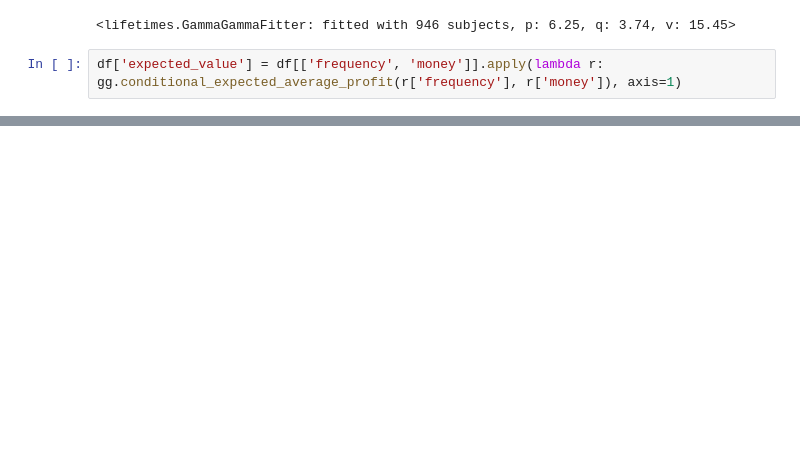
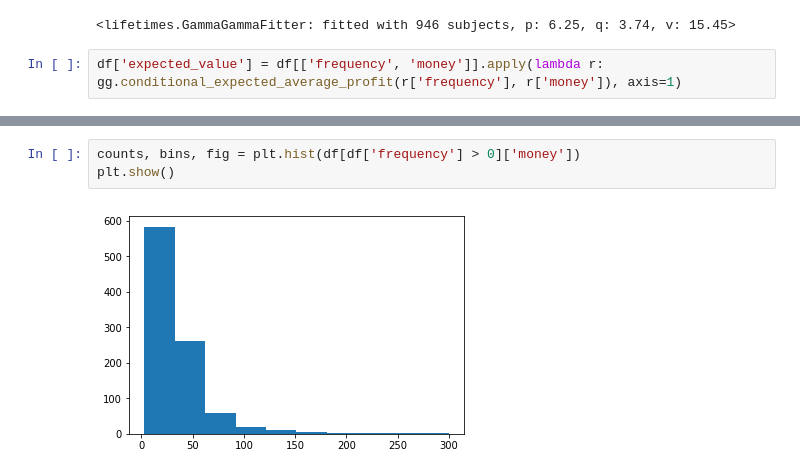
Before and after one commit to JustinNew/archive, a Jupyter notebook: projects/CLV/BGCLV.ipynb, the cells around one changed output, grey strips where cells are left out. Cells and saved outputs as stored; diff of their text form; blank space fills up the shorter version.

```diff
--- a/projects/CLV/BGCLV.ipynb
+++ b/projects/CLV/BGCLV.ipynb
@@ -80,0 +98,5 @@ df.head(5)
+# %%
+counts, bins, fig = plt.hist(df[df['frequency'] > 0]['money'])
+plt.show()
+# %% [output]
+[figure, added]
```
Also changed, not shown: parts of 5 cells of this notebook.
